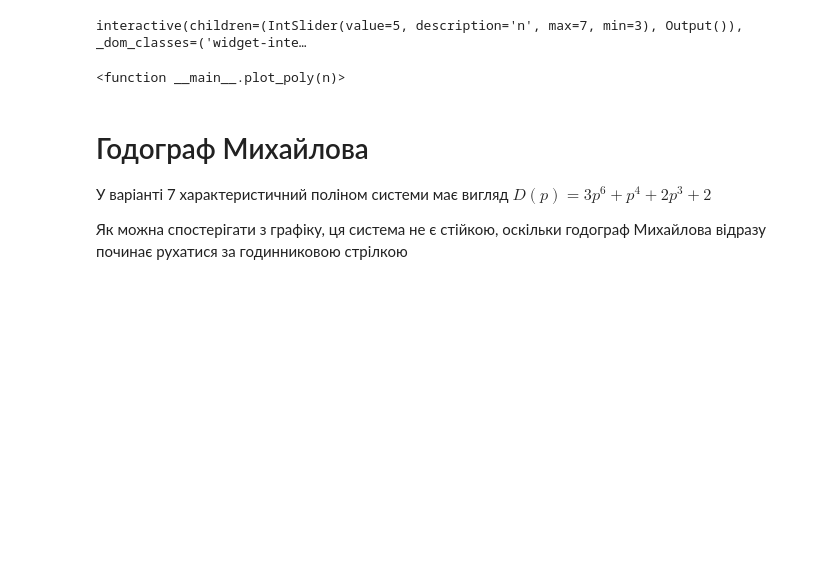
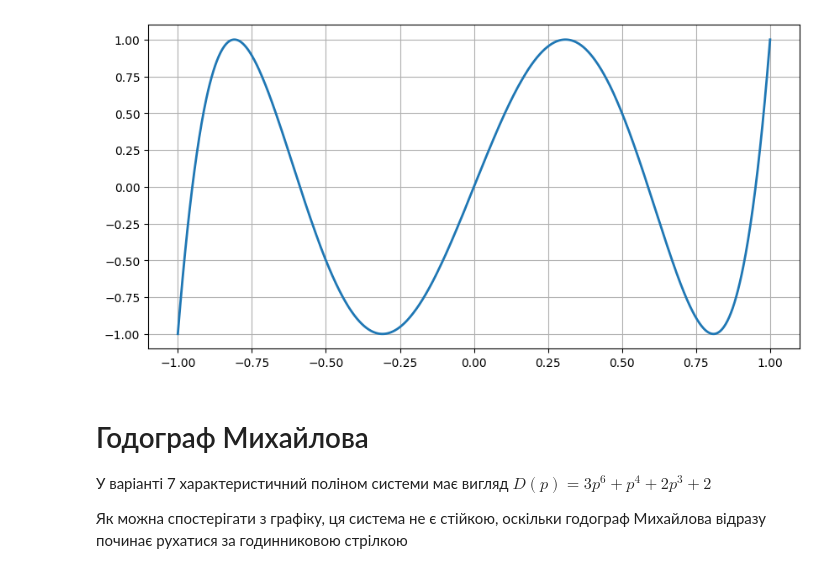
Before and after one commit to Borwec/mmsp_25_26, a Jupyter notebook: lab1/lab1.ipynb, the cells around one changed output. Drawn from its saved outputs; the diff is of its cells as text; code cells hidden in the pictures; blank space fills up the shorter version.

```diff
--- a/lab1/lab1.ipynb
+++ b/lab1/lab1.ipynb
@@ -51,27 +33,15 @@ interactive(children=(FloatSlider(value=1.5707963267948966, description='phi', m
 # %%
 x = np.linspace(-1, 1, 1000)
+n = 5
 
-def plot_poly(n):
-    Tn = np.cos(n * np.arccos(x))
+Tn = np.cos(n * np.arccos(x))
 
-    plt.figure(figsize=(10, 5))
-    plt.plot(x, Tn, linewidth=2)
-    plt.grid(True)
-    plt.show()
-
-n_slider = widgets.IntSlider(
-    value=5,
-    min=3,
-    max=7,
-    step=1,
-    description='n',
-    continuous_update=True
-)
-
-widgets.interact(plot_poly, n=n_slider)
+plt.figure(figsize=(10, 5))
+plt.plot(x, Tn, linewidth=2)
+plt.grid(True)
+plt.show()
 # %% [output]
-interactive(children=(IntSlider(value=5, description='n', max=7, min=3), Output()), _dom_classes=('widget-inte…
-<function __main__.plot_poly(n)>
+[figure, added]
 # %% [markdown]
 # Годограф Михайлова
 У варіанті 7 характеристичний поліном системи має вигляд $D(p) = 3p^6 + p^4 + 2p^3 + 2$
```
Also changed, not shown: parts of 6 cells of this notebook.
